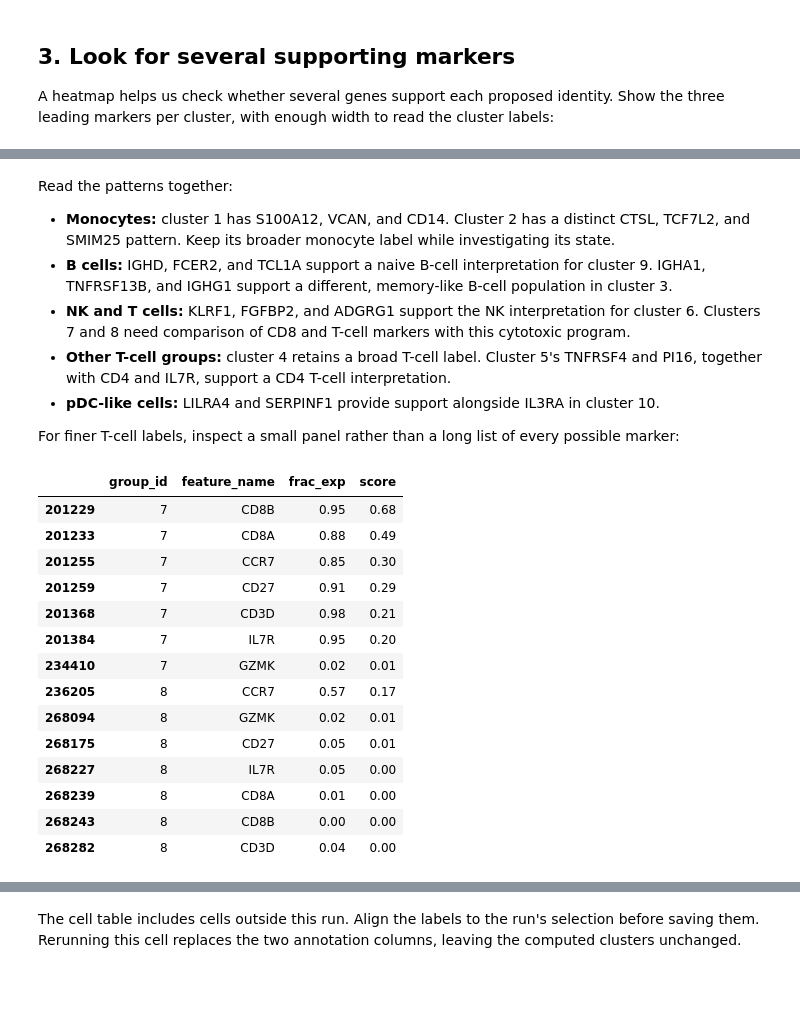
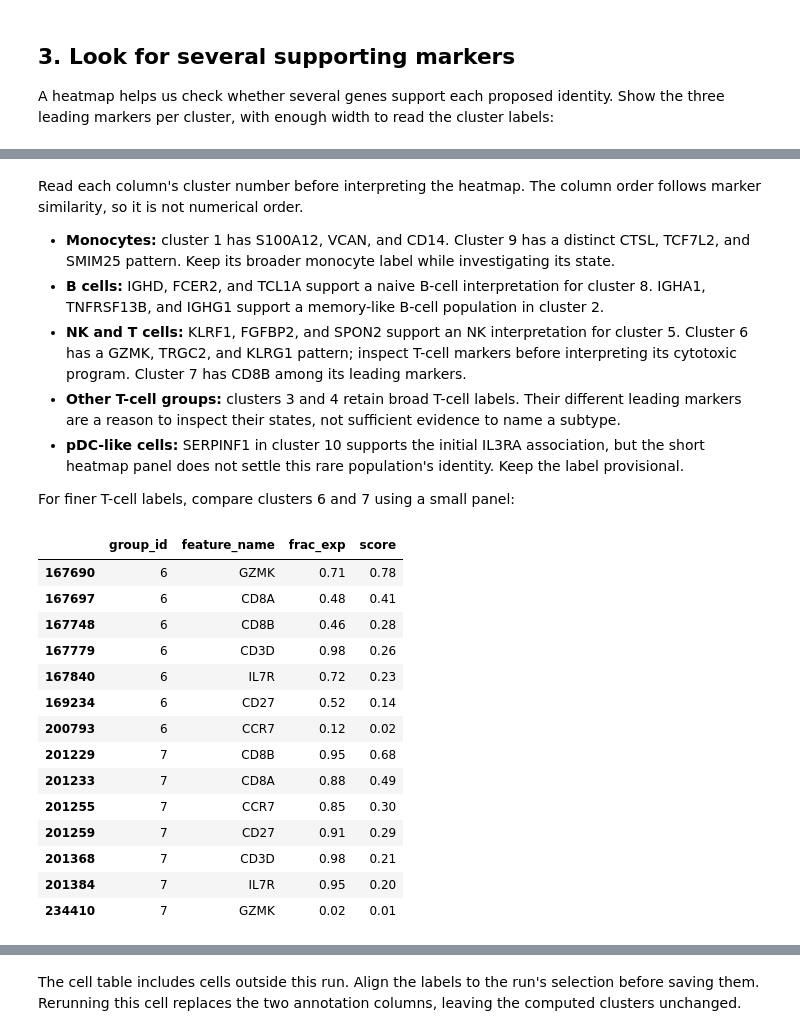
Before and after one commit to NygenAnalytics/CyteArc, a Jupyter notebook: docs/source/tutorials/annotation.ipynb, the cells around one changed output, grey strips where cells are left out. Cells and saved outputs as stored; diff of their text form; code cells hidden in the pictures; blank space fills up the shorter version.

```diff
--- a/docs/source/tutorials/annotation.ipynb
+++ b/docs/source/tutorials/annotation.ipynb
@@ -214,31 +216,41 @@ Started: 2026-10-08T11:03:16.710356Z | Wall time: 2.144 s
 # %% [markdown]
-Read the patterns together:
+Read each column's cluster number before interpreting the heatmap. The column order follows
+marker similarity, so it is not numerical order.
 
-- **Monocytes:** cluster 1 has S100A12, VCAN, and CD14. Cluster 2 has a distinct CTSL, TCF7L2,
+- **Monocytes:** cluster 1 has S100A12, VCAN, and CD14. Cluster 9 has a distinct CTSL, TCF7L2,
   and SMIM25 pattern. Keep its broader monocyte label while investigating its state.
-- **B cells:** IGHD, FCER2, and TCL1A support a naive B-cell interpretation for cluster 9.
-  IGHA1, TNFRSF13B, and IGHG1 support a different, memory-like B-cell population in cluster 3.
-- **NK and T cells:** KLRF1, FGFBP2, and ADGRG1 support the NK interpretation for cluster 6.
-  Clusters 7 and 8 need comparison of CD8 and T-cell markers with this cytotoxic program.
-- **Other T-cell groups:** cluster 4 retains a broad T-cell label. Cluster 5's TNFRSF4 and PI16,
-  together with CD4 and IL7R, support a CD4 T-cell interpretation.
-- **pDC-like cells:** LILRA4 and SERPINF1 provide support alongside IL3RA in cluster 10.
+- **B cells:** IGHD, FCER2, and TCL1A support a naive B-cell interpretation for cluster 8.
+  IGHA1, TNFRSF13B, and IGHG1 support a memory-like B-cell population in cluster 2.
+- **NK and T cells:** KLRF1, FGFBP2, and SPON2 support an NK interpretation for cluster 5.
+  Cluster 6 has a GZMK, TRGC2, and KLRG1 pattern; inspect T-cell markers before interpreting
+  its cytotoxic program. Cluster 7 has CD8B among its leading markers.
+- **Other T-cell groups:** clusters 3 and 4 retain broad T-cell labels. Their different leading
+  markers are a reason to inspect their states, not sufficient evidence to name a subtype.
+- **pDC-like cells:** SERPINF1 in cluster 10 supports the initial IL3RA association, but the
+  short heatmap panel does not settle this rare population's identity. Keep the label provisional.
 
-For finer T-cell labels, inspect a small panel rather than a long list of every possible marker:
+For finer T-cell labels, compare clusters 6 and 7 using a small panel:
 # %%
 # Choose markers for T-cell identity and state.
 t_cell_genes = ["CD3D", "CD8A", "CD8B", "CCR7", "IL7R", "CD27", "GZMK"]
 
-# Select the marker rows for the two T-cell groups.
+# Select the marker rows for the cytotoxic and candidate naive T-cell groups.
 t_cell_evidence = all_markers[
-    all_markers["group_id"].isin(["7", "8"])
+    all_markers["group_id"].isin(["6", "7"])
     & all_markers["feature_name"].isin(t_cell_genes)
 ]
 
-# Inspect T-cell marker detection and specificity in clusters 7 and 8.
+# Inspect T-cell marker detection and specificity in clusters 6 and 7.
 t_cell_evidence[["group_id", "feature_name", "frac_exp", "score"]].round(2)
 # %% [output]
 |  | group_id | feature_name | frac_exp | score |
+| 167690 | 6 | GZMK | 0.71 | 0.78 |
+| 167697 | 6 | CD8A | 0.48 | 0.41 |
+| 167748 | 6 | CD8B | 0.46 | 0.28 |
+| 167779 | 6 | CD3D | 0.98 | 0.26 |
+| 167840 | 6 | IL7R | 0.72 | 0.23 |
+| 169234 | 6 | CD27 | 0.52 | 0.14 |
+| 200793 | 6 | CCR7 | 0.12 | 0.02 |
 | 201229 | 7 | CD8B | 0.95 | 0.68 |
 | 201233 | 7 | CD8A | 0.88 | 0.49 |
 | 201255 | 7 | CCR7 | 0.85 | 0.30 |
@@ -246,10 +258,3 @@ t_cell_evidence[["group_id", "feature_name", "frac_exp", "score"]].round(2)
 | 201368 | 7 | CD3D | 0.98 | 0.21 |
 | 201384 | 7 | IL7R | 0.95 | 0.20 |
 | 234410 | 7 | GZMK | 0.02 | 0.01 |
-| 236205 | 8 | CCR7 | 0.57 | 0.17 |
-| 268094 | 8 | GZMK | 0.02 | 0.01 |
-| 268175 | 8 | CD27 | 0.05 | 0.01 |
-| 268227 | 8 | IL7R | 0.05 | 0.00 |
-| 268239 | 8 | CD8A | 0.01 | 0.00 |
-| 268243 | 8 | CD8B | 0.00 | 0.00 |
-| 268282 | 8 | CD3D | 0.04 | 0.00 |
```
Also changed, not shown: parts of 16 cells of this notebook, 18 other files.
